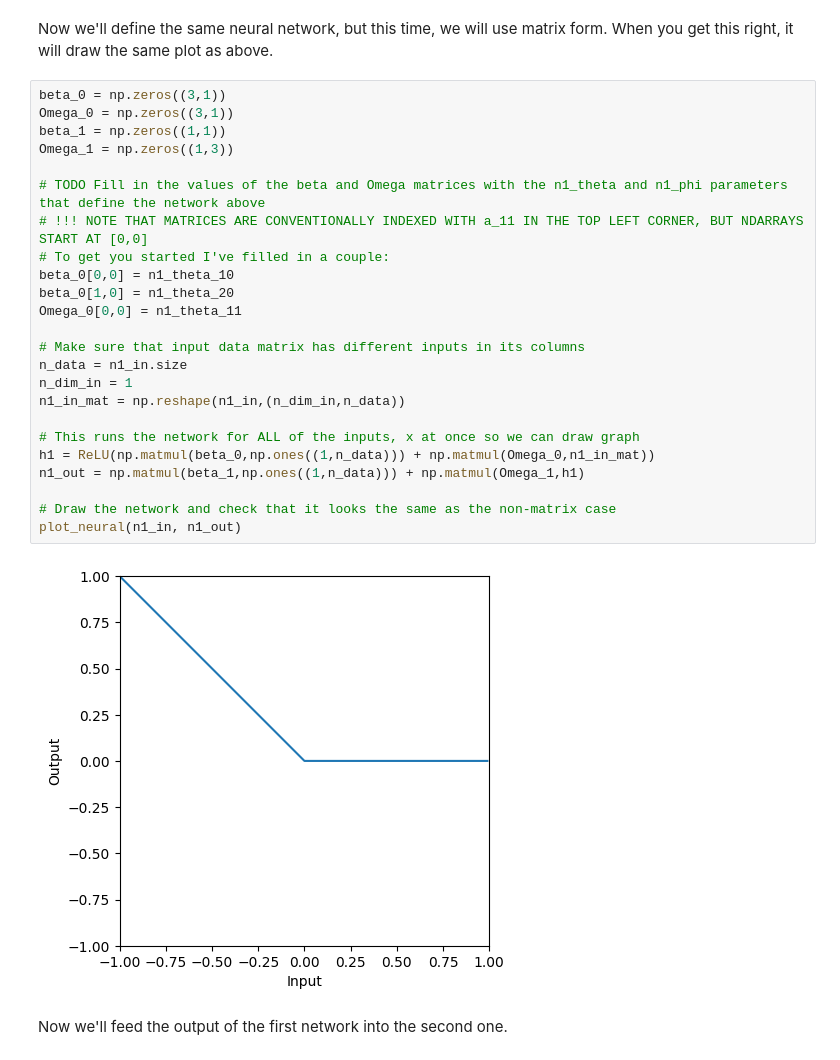
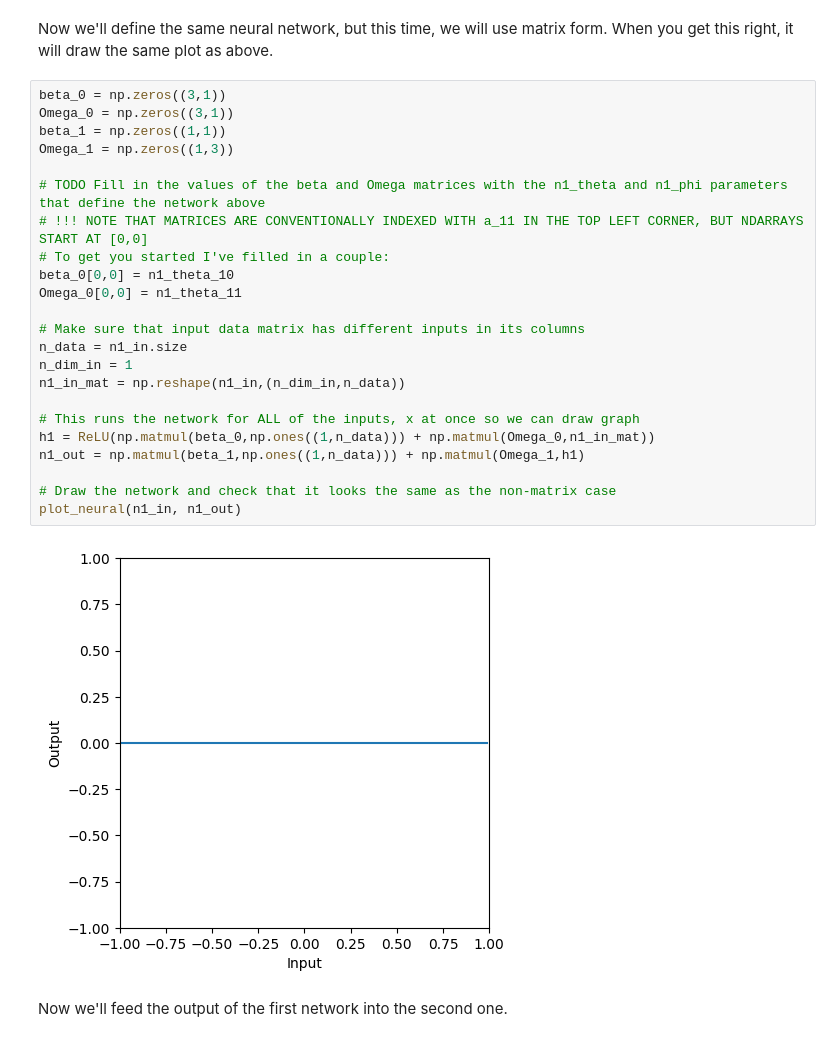
Before and after one commit to LeslieKid/Understanding-DeepLearning, a Jupyter notebook: Notebooks/Chap04/4_3_Deep_Networks.ipynb, the cells around one changed output. Saved outputs shown, nothing was run; the diff lists cells and outputs as text.

```diff
--- a/Notebooks/Chap04/4_3_Deep_Networks.ipynb
+++ b/Notebooks/Chap04/4_3_Deep_Networks.ipynb
@@ -69,29 +69,28 @@ Now we'll define the same neural network, but this time, we will  use matrix for
 # %%
 beta_0 = np.zeros((3,1))
 Omega_0 = np.zeros((3,1))
 beta_1 = np.zeros((1,1))
 Omega_1 = np.zeros((1,3))
 
 # TODO Fill in the values of the beta and Omega matrices with the n1_theta and n1_phi parameters that define the network above
 # !!! NOTE THAT MATRICES ARE CONVENTIONALLY INDEXED WITH a_11 IN THE TOP LEFT CORNER, BUT NDARRAYS START AT [0,0]
 # To get you started I've filled in a couple:
 beta_0[0,0] = n1_theta_10
-beta_0[1,0] = n1_theta_20
 Omega_0[0,0] = n1_theta_11
 
 # Make sure that input data matrix has different inputs in its columns
 n_data = n1_in.size
 n_dim_in = 1
 n1_in_mat = np.reshape(n1_in,(n_dim_in,n_data))
 
 # This runs the network for ALL of the inputs, x at once so we can draw graph
 h1 = ReLU(np.matmul(beta_0,np.ones((1,n_data))) + np.matmul(Omega_0,n1_in_mat))
 n1_out = np.matmul(beta_1,np.ones((1,n_data))) + np.matmul(Omega_1,h1)
 
 # Draw the network and check that it looks the same as the non-matrix case
 plot_neural(n1_in, n1_out)
 # %% [output]
-[figure, old version]
+[figure, new version]
 # %% [markdown]
 Now we'll feed the output of the first network into the second one.
 # %%
```
Also changed, not shown: 3 other files.
